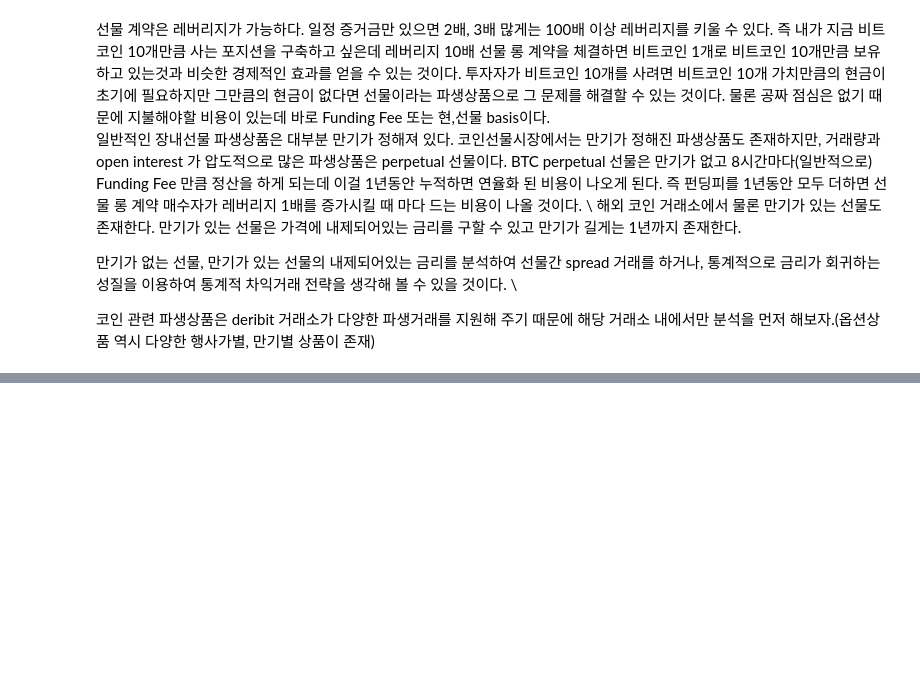
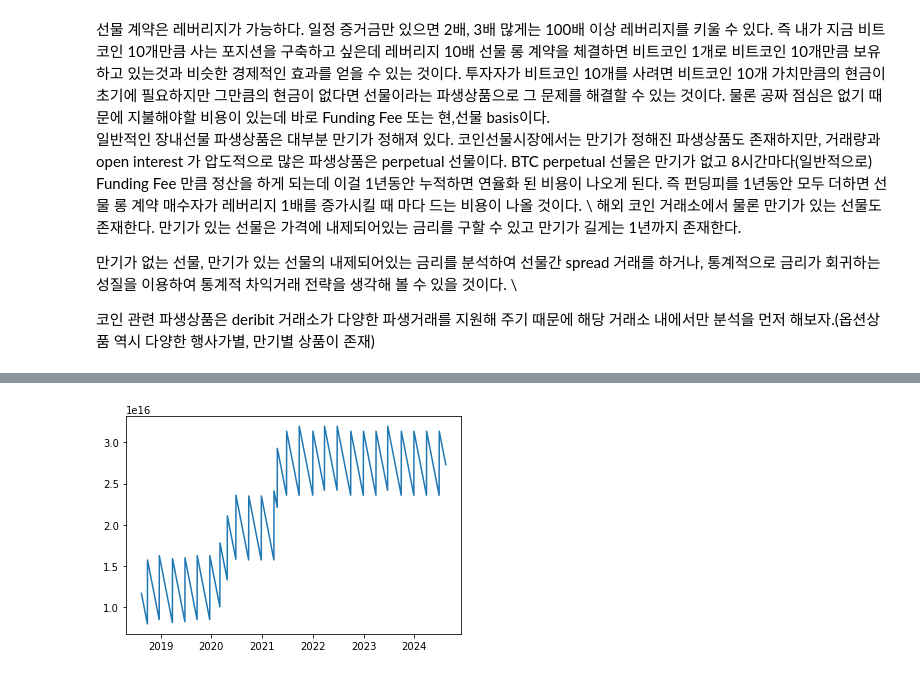
Before and after one commit to minhoo-main/Investing_crypto, a Jupyter notebook: rate_model.ipynb, the cells around one changed output, grey strips where cells are left out. Cells and saved outputs as stored; diff of their text form; code cells hidden in the pictures; blank space fills up the shorter version.

```diff
--- a/rate_model.ipynb
+++ b/rate_model.ipynb
@@ -54,0 +52,13 @@ timestamp
+# %%
+import numpy as np
+series_mty = pd.Series()
+for idx, row in df_all_data.iterrows():
+
+    max_len = max(pd.to_datetime([dict_fut[i]['expiration_timestamp'] for i in row.dropna().drop('BTC-PERPETUAL').index],unit='ms') - idx)
+    series_mty[idx] = max_len
+
+plt.plot(series_mty)
+start_1y = series_mty[series_mty >= datetime.timedelta(days=300)]
+start_1y_index = start_1y.index[0]
+print('Annual futures 가 처음으로 등장하였을 때: ',start_1y_index)
+# %% [output]
@@ -55,3 +66,4 @@ timestamp
+[figure, added]
 # %%
 from models import termstruc
 model = termstruc.InterestTermStructure('BTC', df_all_data, dict_fut)
```
Also changed, not shown: parts of 8 cells of this notebook.
